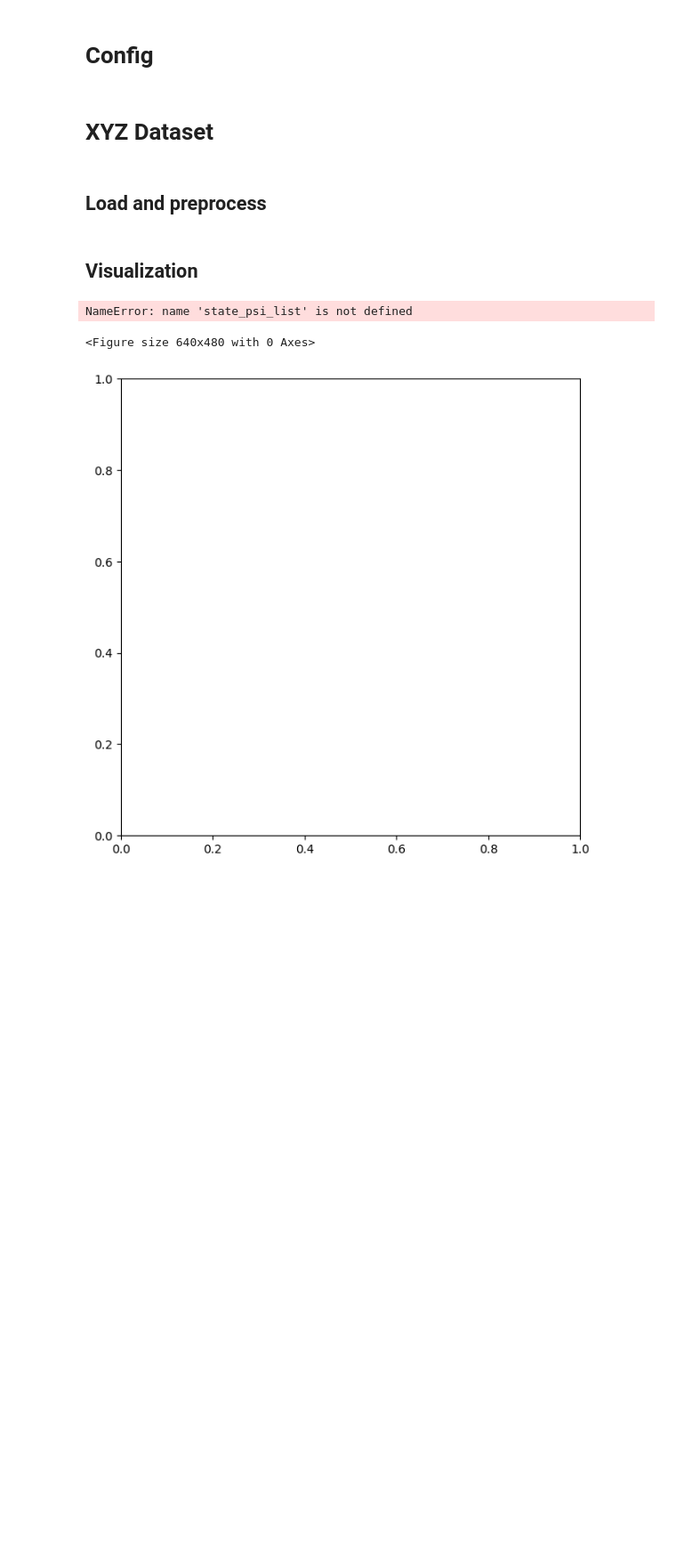
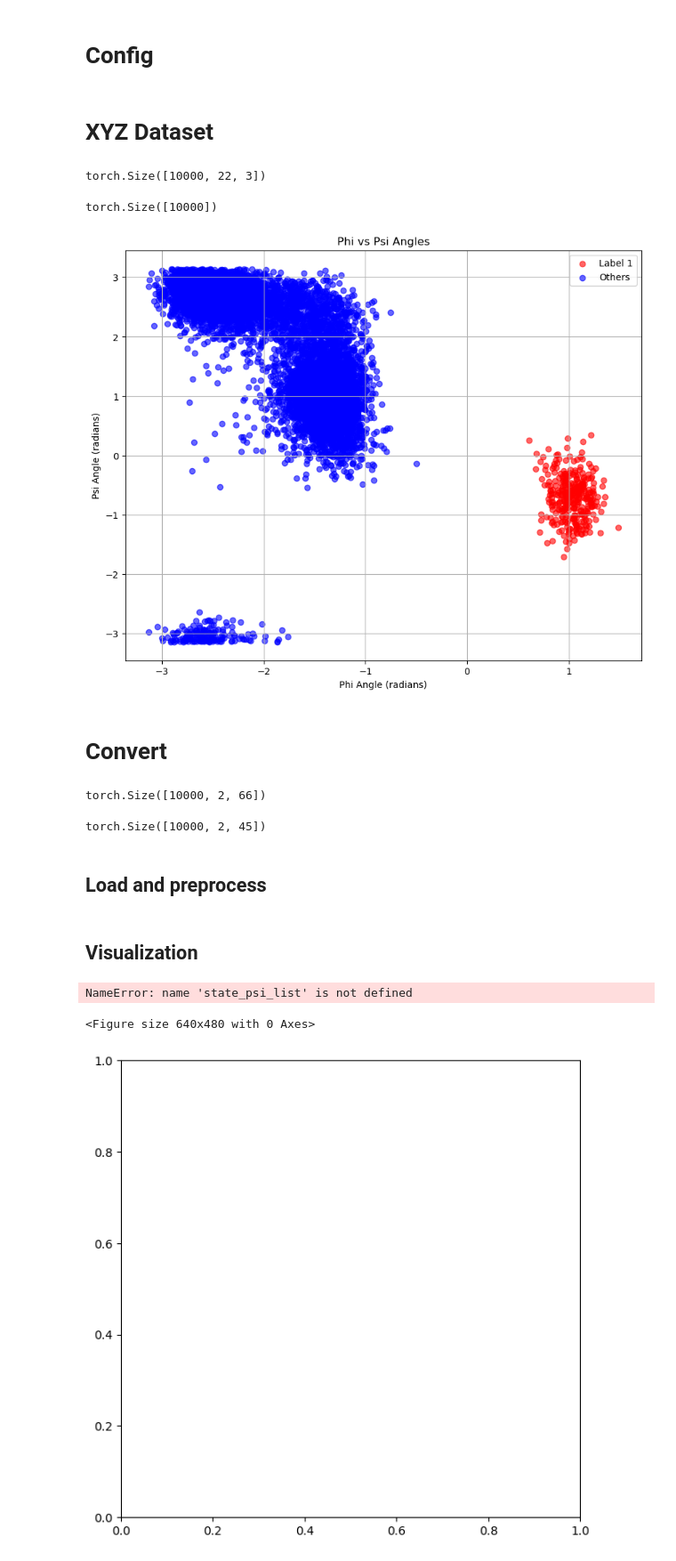
Before and after one commit to seonghyun26/simulation, a Jupyter notebook: notebook/visual-dataset.ipynb, the cells around one changed output. Shown: that part at 89% size. Drawn from its saved outputs; the diff is of its cells as text; code cells hidden in the pictures; blank space fills up the shorter version.

Commit message:
upd - visualization

```diff
--- a/notebook/visual-dataset.ipynb
+++ b/notebook/visual-dataset.ipynb
@@ -74,7 +50,51 @@ PSI_ANGLE = [6, 8, 14, 16]
 # %% [markdown]
 # XYZ Dataset
 # %%
-dataset = torch.load(f"../dataset/{molecule}/{temperature}/{version}/cl-xyz.pt")
+dataset = torch.load(f"../dataset/{molecule}/{temperature}/{version}/xyz-aligned.pt")
+dataset.shape
+# %% [output]
+torch.Size([10000, 22, 3])
+# %%
+label = torch.load(f"../dataset/{molecule}/{temperature}/{version}/label.pt")
+label.shape
+# %% [output]
+torch.Size([10000])
+# %%
+phi = compute_dihedral(dataset[:, PHI_ANGLE])
+psi = compute_dihedral(dataset[:, PSI_ANGLE])
+# %%
+
+
+# Create scatter plot
+plt.figure(figsize=(10, 8))
+plt.scatter(phi[label == 1], psi[label == 1], c='red', label='Label 1', alpha=0.6)
+plt.scatter(phi[label != 1], psi[label != 1], c='blue', label='Label 0', alpha=0.6)
+plt.xlabel('Phi Angle (radians)')
+plt.ylabel('Psi Angle (radians)')
+plt.title('Phi vs Psi Angles')
+plt.legend()
+plt.grid(True)
+plt.show()
+# %% [output]
+[figure, added]
+# %% [markdown]
+# Convert
+# %%
+current = torch.load(f"../dataset/{molecule}/{temperature}/{version}/xyz-aligned.pt")
+timelag = torch.load(f"../dataset/{molecule}/{temperature}/{version}/xyz-aligned-timelag.pt")
+xyz_timelag = torch.stack([current, timelag], dim=1).reshape(current.shape[0], 2, -1)
+print(xyz_timelag.shape)
+torch.save(xyz_timelag, f"../dataset/{molecule}/{temperature}/{version}/xyz-tbg.pt")
+# %% [output]
+torch.Size([10000, 2, 66])
+# %%
+current_distance = torch.load(f"../dataset/{molecule}/{temperature}/{version}/distance.pt")
+timelag_distance = torch.load(f"../dataset/{molecule}/{temperature}/{version}/distance-timelag.pt")
+tbg_timelag = torch.stack([current_distance, timelag_distance], dim=1).reshape(current_distance.shape[0], 2, -1)
+print(tbg_timelag.shape)
+torch.save(tbg_timelag, f"../dataset/{molecule}/{temperature}/{version}/distance-tbg.pt")
+# %% [output]
+torch.Size([10000, 2, 45])
 # %% [markdown]
 ## Load and preprocess
 # %%
```
Also changed, not shown: parts of 2 cells of this notebook, 12 other files.
